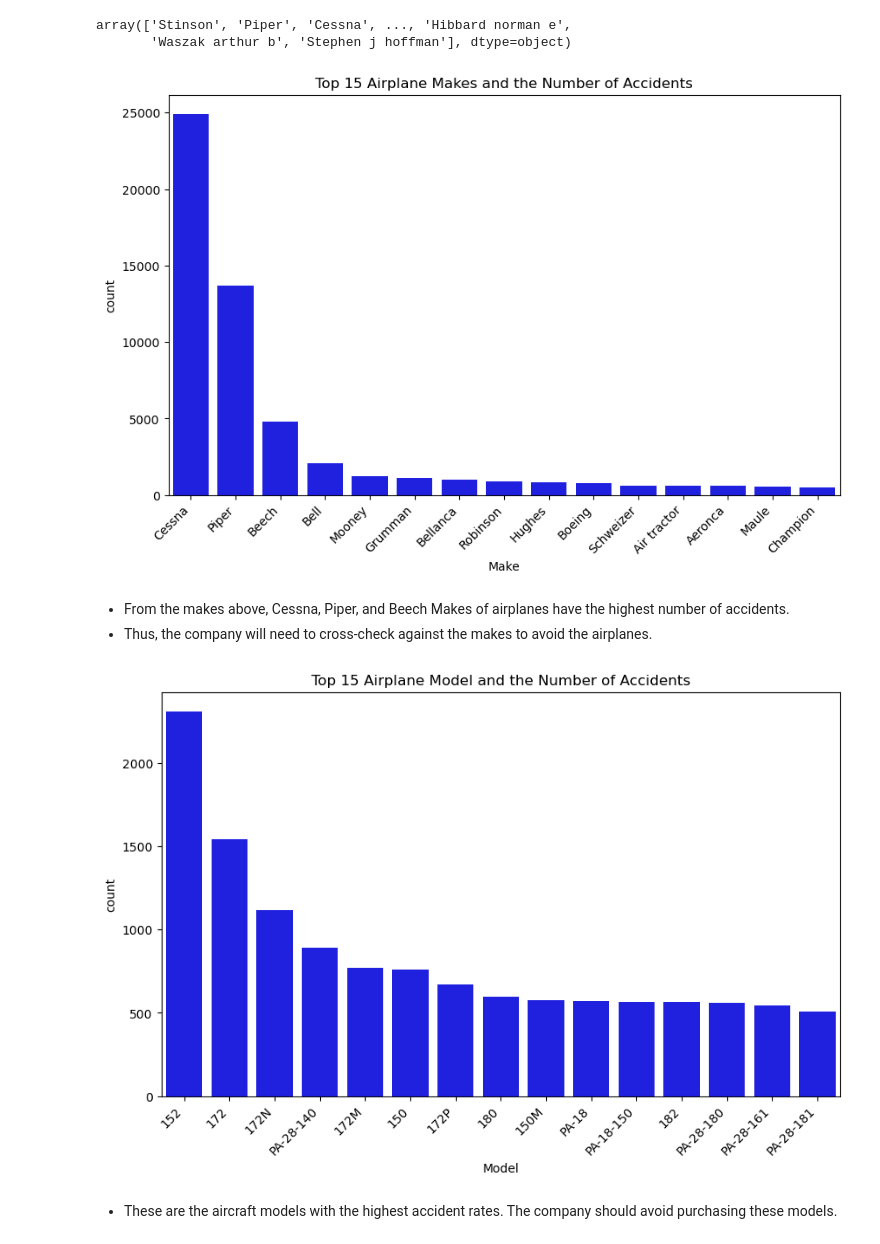
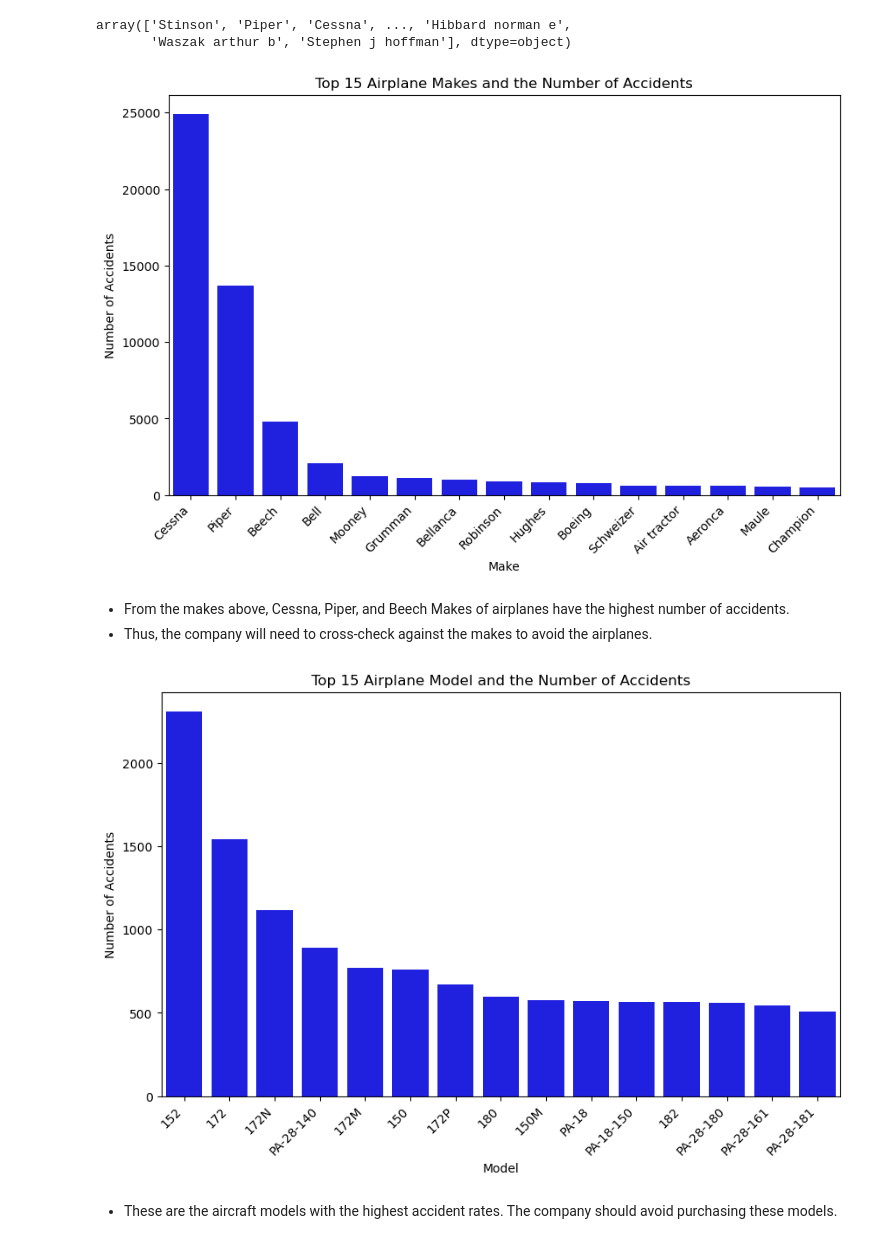
Before and after one commit to StephenMulingwa/Aviation_Business_Project, a Jupyter notebook: student.ipynb, the cells around one changed output. Drawn from its saved outputs; the diff is of its cells as text; code cells hidden in the pictures.

```diff
--- a/student.ipynb
+++ b/student.ipynb
@@ -340,16 +340,17 @@ array(['Stinson', 'Piper', 'Cessna', ..., 'Hibbard norman e',
 # %%
 # Accidents based on the make of the Airplanes
 top_15_makes = df['Make'].value_counts().nlargest(15).index
 
 top_15_df = df[df['Make'].isin(top_15_makes)]
 
 plt.figure(figsize=(10, 6))
 sns.countplot(data=top_15_df, x='Make', order=top_15_makes, color = 'blue')
 plt.title('Top 15 Airplane Makes and the Number of Accidents')
+plt.ylabel('Number of Accidents')
 plt.xticks(rotation=45, ha='right')
 plt.show()
 # %% [output]
-[figure, old version]
+[figure, new version]
 # %% [markdown]
 * From the makes above, Cessna, Piper, and Beech Makes of airplanes have the highest number of accidents.
 * Thus, the company will need to cross-check against the makes to avoid the airplanes.
@@ -362,10 +363,11 @@ top_15_df = df[df['Model'].isin(top_15_models)]
 plt.figure(figsize=(10, 6))
 sns.countplot(data=top_15_df, x='Model', order=top_15_models, color = 'blue')
 plt.title('Top 15 Airplane Model and the Number of Accidents')
+plt.ylabel('Number of Accidents')
 plt.xticks(rotation=45, ha='right')
 plt.show()
 # %% [output]
-[figure, old version]
+[figure, new version]
 # %% [markdown]
 * These are the aircraft models with the highest accident rates. The company should avoid purchasing these models.
 # %%
```
Also changed, not shown: parts of 3 cells of this notebook, 1 other file.
